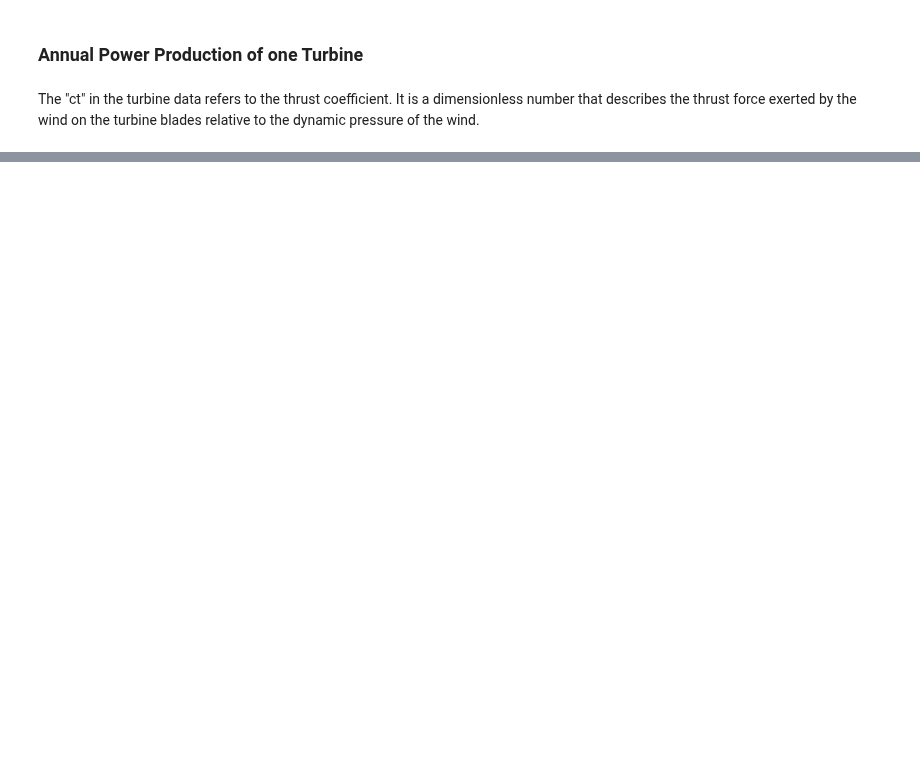
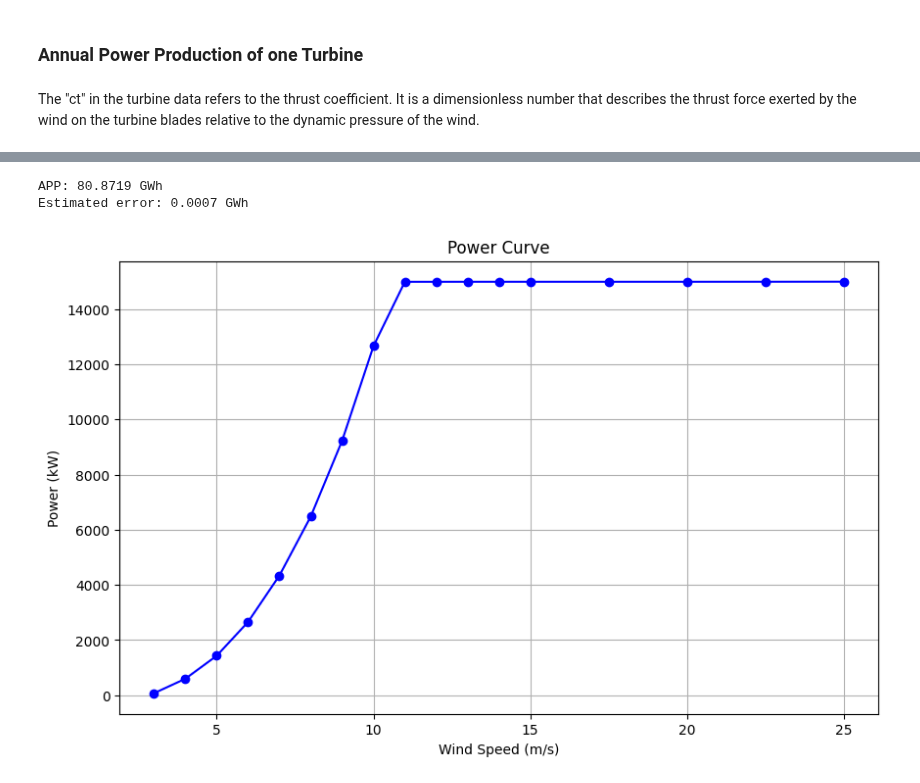
Before and after one commit to boujuan/StudentProject-Yield-Predictions-Offshore, a Jupyter notebook: Short_term_wind_climate_Julia.ipynb, the cells around one changed output, grey strips where cells are left out. Drawn from its saved outputs; the diff is of its cells as text; code cells hidden in the pictures; blank space fills up the shorter version.

```diff
--- a/Short_term_wind_climate_Julia.ipynb
+++ b/Short_term_wind_climate_Julia.ipynb
@@ -701,0 +663,67 @@ def cp_interpolation(power_curve_data):
+# %%
+import numpy as np
+import pandas as pd
+from scipy import interpolate, integrate
+from scipy.stats import weibull_min
+
+# Constants
+T = 8760  # total hours/year [h]
+rho = 1.225  # air density [kg/m^3]
+D = 240  # rotor diameter [m]
+A = np.pi * (D / 2)**2  # swept area [m^2]
+
+# Load data
+# Replace 'df_interpol_height' with the actual variable name for your measured wind speed data
+# Assuming 'ws6_150m' is a column in 'df_interpol_height' DataFrame
+windspeed_data = df_interpol_height['ws6_150m']
+power_curve_data = pd.read_csv(turbine_power_curve_path)
+
+def cut_in_windspeed(power_curve_data):
+    return power_curve_data.loc[power_curve_data['P'] > 0, 'ws'].min()
+
+def cut_out_windspeed(power_curve_data):
+    return power_curve_data.loc[power_curve_data['P'] > 0, 'ws'].max()
+
+def power_curve_interpolated(power_curve_data):
+    return interpolate.interp1d(power_curve_data['ws'], power_curve_data['P'], fill_value="extrapolate")
+
+def calculate_weibull_fit(windspeed_data):
+    shape, _, scale = weibull_min.fit(windspeed_data, floc=0)  # floc=0 => location parameter defaults to 0
+    return shape, scale
+
+def weibull_pdf(ws, shape, scale):
+    return weibull_min.pdf(ws, shape, loc=0, scale=scale)
+
+def integrand(U, shape, scale, power_curve_func):
+    P = power_curve_func(U)  # Use interpolated power curve values
+    return P * weibull_pdf(U, shape, scale)
+
+def calculate_APP(shape, scale, power_curve_func, cut_in_ws, cut_out_ws):
+    APP, error = integrate.quad(integrand, cut_in_ws, cut_out_ws, args=(shape, scale, power_curve_func), limit=100, epsabs=1e-05, epsrel=1e-05)
+    return APP * T, error * T  # Multiply by total hours per year to get AEP
+
+# Process data
+cut_in_ws = cut_in_windspeed(power_curve_data)
+cut_out_ws = cut_out_windspeed(power_curve_data)
+power_curve_func = power_curve_interpolated(power_curve_data)
+shape, scale = calculate_weibull_fit(windspeed_data)
+
+# Calculate APP (Annual Power Production)
+APP, error = calculate_APP(shape, scale, power_curve_func, cut_in_ws, cut_out_ws)
+print(f"APP: {APP / 1e6:.4f} GWh")  # Convert to MWh for readability
+print(f"Estimated error: {error / 1e6:.4f} GWh")
+# %% [output]
+APP: 80.8719 GWh
+Estimated error: 0.0007 GWh
+# %%
+
+# Plotting the power curve
+plt.figure(figsize=(10, 6))
+plt.plot(power_curve_data['ws'], power_curve_data['P'], marker='o', linestyle='-', color='b')
+plt.title('Power Curve')
+plt.xlabel('Wind Speed (m/s)')
+plt.ylabel('Power (kW)')
+plt.grid(True)
+plt.show()
+# %% [output]
+[figure, added]
```
Also changed, not shown: parts of 8 cells of this notebook, 1 other file.
